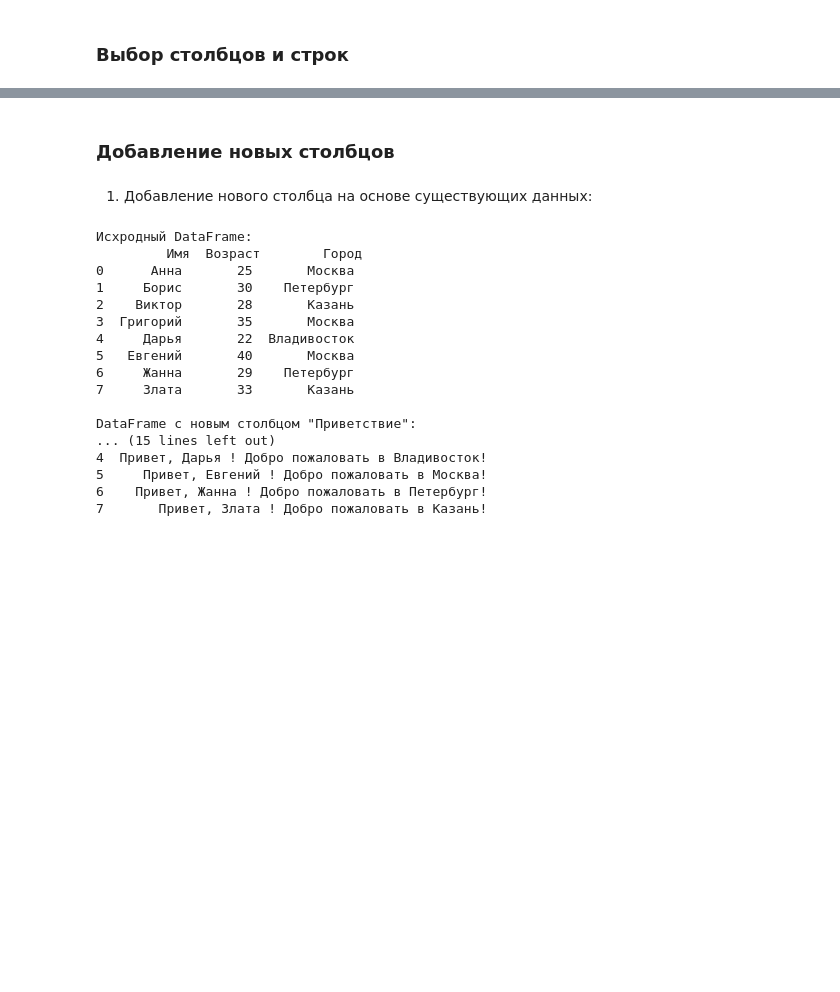
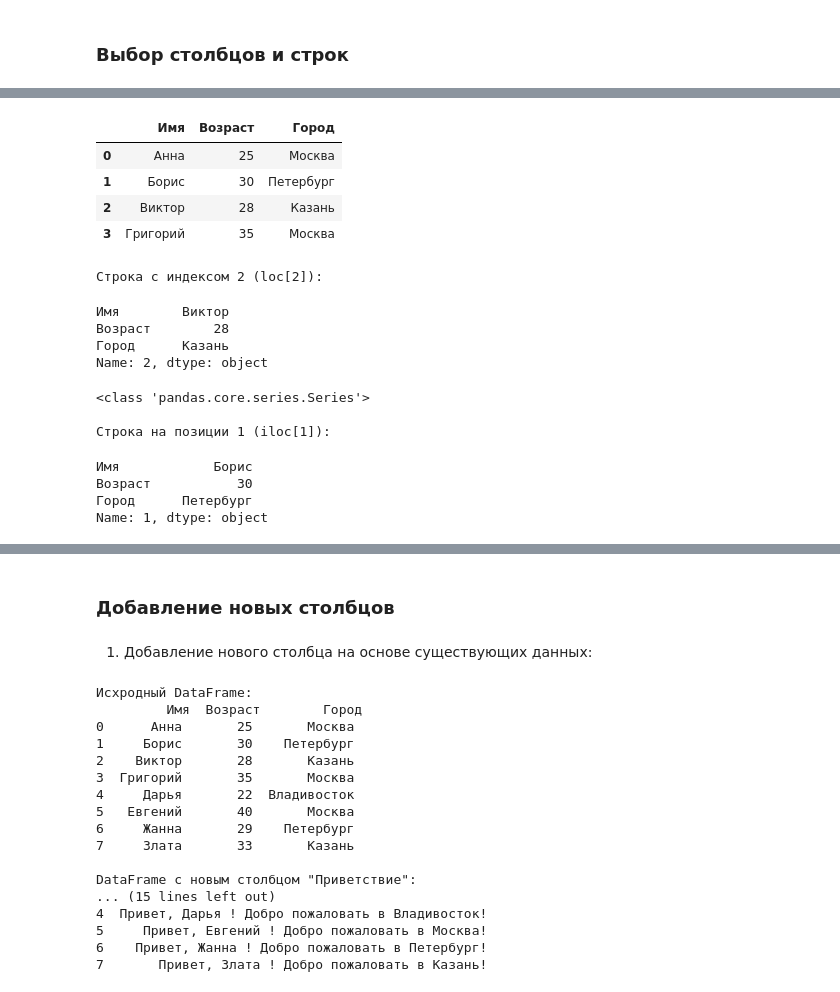
Before and after one commit to DinoZawrik/ML_BASE, a Jupyter notebook: Pandas.ipynb, the cells around one changed output, grey strips where cells are left out. Saved outputs shown, nothing was run; the diff lists cells and outputs as text; code cells hidden in the pictures; blank space fills up the shorter version.

```diff
--- a/Pandas.ipynb
+++ b/Pandas.ipynb
@@ -470,0 +292,30 @@ print(filtered_df_age_and_city)
+# %%
+row_index_2_loc = df.loc[2] # Выбираем строку с индексом 2
+row_index_1_iloc = df.iloc[1] # Выбираем строку на позиции 1
+
+display(df)
+
+print("\nСтрока с индексом 2 (loc[2]):")
+display(row_index_2_loc)
+print(type(row_index_2_loc)) # Pandas Series (строка DataFrame - это тоже Series)
+
+print("\nСтрока на позиции 1 (iloc[1]):")
+display(row_index_1_iloc)
+# %% [output]
+|  | Имя | Возраст | Город |
+| 0 | Анна | 25 | Москва |
+| 1 | Борис | 30 | Петербург |
+| 2 | Виктор | 28 | Казань |
+| 3 | Григорий | 35 | Москва |
+Строка с индексом 2 (loc[2]):
+Имя        Виктор
+Возраст        28
+Город      Казань
+Name: 2, dtype: object
+<class 'pandas.core.series.Series'>
+
+Строка на позиции 1 (iloc[1]):
+Имя            Борис
+Возраст           30
+Город      Петербург
+Name: 1, dtype: object
```
Also changed, not shown: parts of 79 cells of this notebook.
